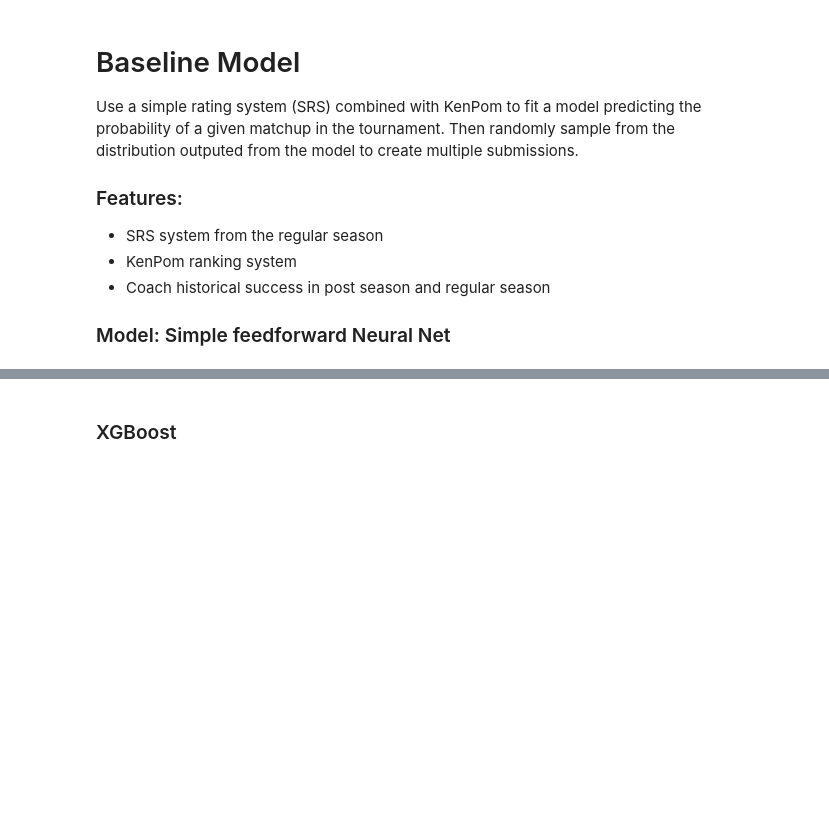
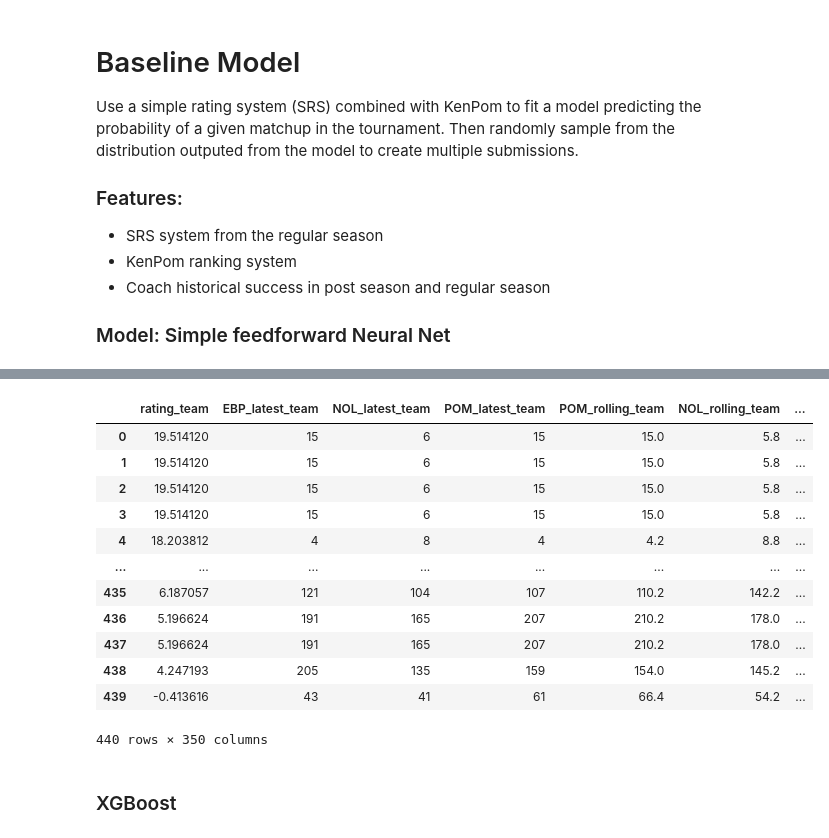
Before and after one commit to taylorlast/march_madness_2024, a Jupyter notebook: src/mm-code.ipynb, the cells around one changed output, grey strips where cells are left out. Saved outputs shown, nothing was run; the diff lists cells and outputs as text; code cells hidden in the pictures; blank space fills up the shorter version.

```diff
--- a/src/mm-code.ipynb
+++ b/src/mm-code.ipynb
@@ -589 +620,17 @@ train_data=load_data("../data/baseline")
+# %%
+all_data
+# %% [output]
+|  | rating_team | EBP_latest_team | NOL_latest_team | POM_latest_team | POM_rolling_team | NOL_rolling_team | ... |
+| 0 | 19.514120 | 15 | 6 | 15 | 15.0 | 5.8 | ... |
+| 1 | 19.514120 | 15 | 6 | 15 | 15.0 | 5.8 | ... |
+| 2 | 19.514120 | 15 | 6 | 15 | 15.0 | 5.8 | ... |
+| 3 | 19.514120 | 15 | 6 | 15 | 15.0 | 5.8 | ... |
+| 4 | 18.203812 | 4 | 8 | 4 | 4.2 | 8.8 | ... |
+| ... | ... | ... | ... | ... | ... | ... | ... |
+| 435 | 6.187057 | 121 | 104 | 107 | 110.2 | 142.2 | ... |
+| 436 | 5.196624 | 191 | 165 | 207 | 210.2 | 178.0 | ... |
+| 437 | 5.196624 | 191 | 165 | 207 | 210.2 | 178.0 | ... |
+| 438 | 4.247193 | 205 | 135 | 159 | 154.0 | 145.2 | ... |
+| 439 | -0.413616 | 43 | 41 | 61 | 66.4 | 54.2 | ... |
+440 rows × 350 columns
 # %%
```
Also changed, not shown: parts of 10 cells of this notebook, 2 other files.
